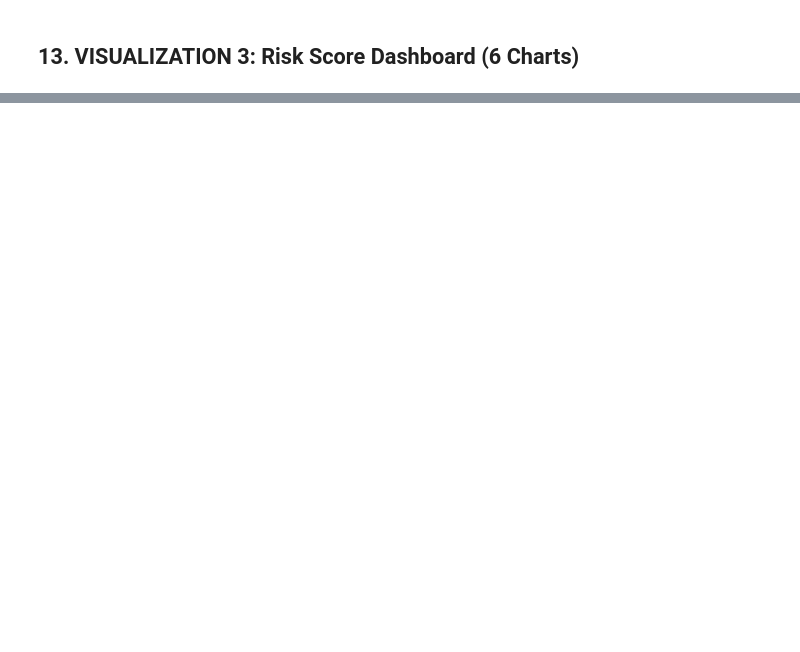
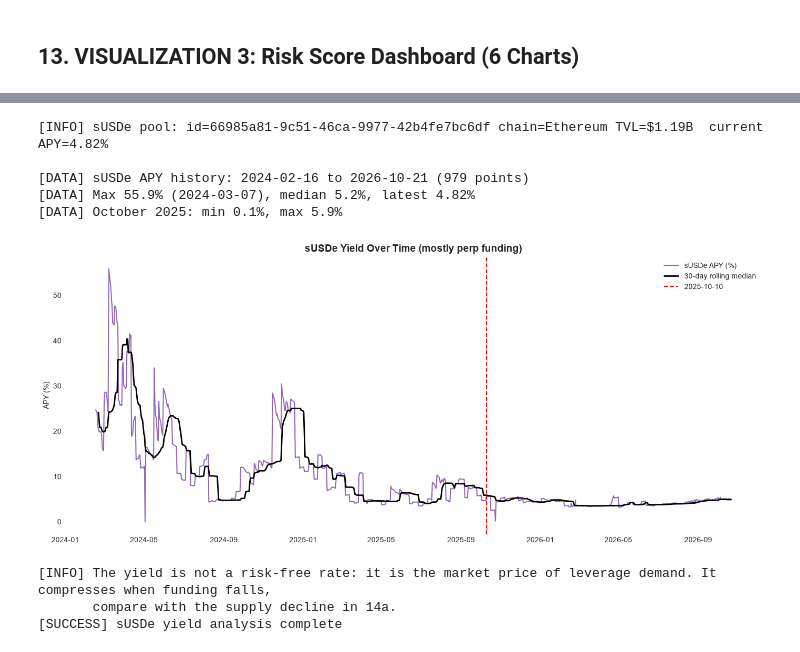
Before and after one commit to mselser95/QUANt, a Jupyter notebook: modulo-1/clase_2/Clase_2a_Stablecoin_Risk_Analysis.ipynb, the cells around one changed output, grey strips where cells are left out. Cells and saved outputs as stored; diff of their text form; code cells hidden in the pictures; blank space fills up the shorter version.

```diff
--- a/modulo-1/clase_2/Clase_2a_Stablecoin_Risk_Analysis.ipynb
+++ b/modulo-1/clase_2/Clase_2a_Stablecoin_Risk_Analysis.ipynb
@@ -1155,0 +1391,54 @@ print("\n[VISUALIZATION 3] Risk score dashboard complete!")
+# %%
+# 14c. Ethena yield: sUSDe APY over time (DefiLlama yields, keyless)
+YIELDS_API = 'https://yields.llama.fi'
+SUSDE_OK = False
+susde_apy = pd.DataFrame()
+
+pools_raw = fetch_api(f"{YIELDS_API}/pools", base_delay=1)
+if pools_raw and pools_raw.get('data'):
+    cands = [p for p in pools_raw['data'] if p.get('project') == 'ethena-usde' and (p.get('symbol') or '').upper() == 'SUSDE']
+    if cands:
+        pool = max(cands, key=lambda p: p.get('tvlUsd') or 0)
+        print(f"[INFO] sUSDe pool: id={pool['pool']} chain={pool['chain']} TVL=${pool['tvlUsd']/1e9:.2f}B  current APY={pool['apy']:.2f}%")
+        ch = fetch_api(f"{YIELDS_API}/chart/{pool['pool']}", base_delay=1)
+        if ch and ch.get('data'):
+            susde_apy = pd.DataFrame(ch['data'])
+            susde_apy['timestamp'] = pd.to_datetime(susde_apy['timestamp']).dt.tz_localize(None)
+            susde_apy = susde_apy.set_index('timestamp').sort_index()[['apy', 'tvlUsd']].dropna(subset=['apy'])
+            SUSDE_OK = not susde_apy.empty
+        else:
+            print("[ERROR] Could not fetch sUSDe APY history - yield chart skipped")
+    else:
+        print("[WARNING] No sUSDe pool with project 'ethena-usde' found - yield chart skipped")
+else:
+    print("[ERROR] Could not fetch DefiLlama yield pools - yield chart skipped")
+
+if SUSDE_OK:
+    a = susde_apy['apy']
+    print(f"\n[DATA] sUSDe APY history: {a.index[0].date()} to {a.index[-1].date()} ({len(a)} points)")
+    print(f"[DATA] Max {a.max():.1f}% ({a.idxmax().date()}), median {a.median():.1f}%, latest {a.iloc[-1]:.2f}%")
+    ev = a[(a.index >= '2025-10-01') & (a.index <= '2025-10-31')]
+    if not ev.empty:
+        print(f"[DATA] October 2025: min {ev.min():.1f}%, max {ev.max():.1f}%")
+    fig, ax = plt.subplots(figsize=(14, 6))
+    ax.plot(a.index, a.values, color='tab:purple', lw=1.5, label='sUSDe APY (%)')
+    ax.plot(a.index, a.rolling(30, min_periods=5).median(), color='black', lw=2, label='30-day rolling median')
+    ax.axvline(USDE_EVENT, color='red', ls='--', lw=1.5, label='2025-10-10')
+    ax.set_ylabel('APY (%)')
+    ax.set_title('sUSDe Yield Over Time (mostly perp funding)', fontweight='bold', fontsize=14)
+    ax.legend(loc='upper right')
+    plt.tight_layout()
+    plt.show()
+    print("[INFO] The yield is not a risk-free rate: it is the market price of leverage demand. It compresses when funding falls,")
+    print("       compare with the supply decline in 14a.")
+    print("[SUCCESS] sUSDe yield analysis complete")
+# %% [output]
+[INFO] sUSDe pool: id=66985a81-9c51-46ca-9977-42b4fe7bc6df chain=Ethereum TVL=$1.19B  current APY=4.82%
+
+[DATA] sUSDe APY history: 2024-02-16 to 2026-10-21 (979 points)
+[DATA] Max 55.9% (2024-03-07), median 5.2%, latest 4.82%
+[DATA] October 2025: min 0.1%, max 5.9%
+[figure, added]
+[INFO] The yield is not a risk-free rate: it is the market price of leverage demand. It compresses when funding falls,
+       compare with the supply decline in 14a.
+[SUCCESS] sUSDe yield analysis complete
```
Also changed, not shown: parts of 23 cells of this notebook, 4 other files.
